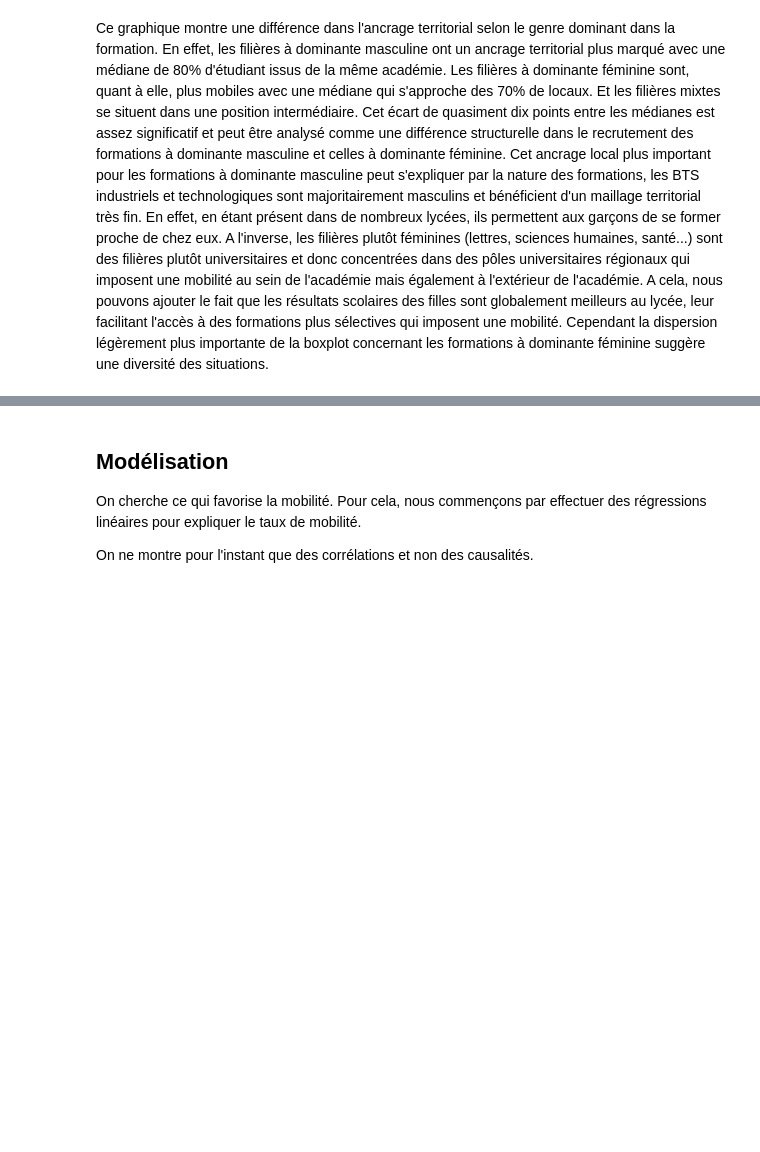
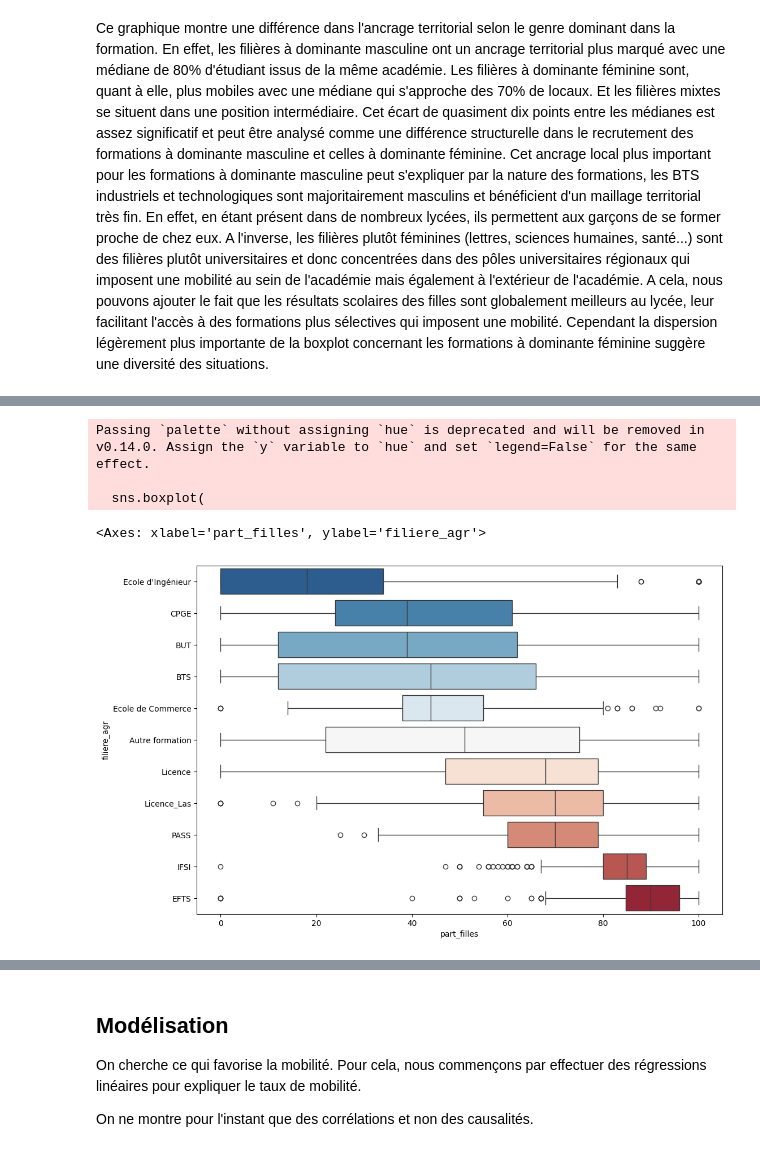
Before and after one commit to elise-m1/Projet-python-data-science, a Jupyter notebook: main.ipynb, the cells around one changed output, grey strips where cells are left out. Cells and saved outputs as stored; diff of their text form; code cells hidden in the pictures; blank space fills up the shorter version.

```diff
--- a/main.ipynb
+++ b/main.ipynb
@@ -695,0 +738,19 @@ Cependant la dispersion légèrement plus importante de la boxplot concernant le
+# %%
+plt.figure(figsize=(12,8))
+ordre = df.groupby("filiere_agr")["part_filles"].median().sort_values().index
+
+sns.boxplot(
+    data=df,
+    x="part_filles",
+    y="filiere_agr",
+    order=ordre,
+    palette="RdBu_r"
+)
+
+#En rouge les filles et en bleu les garçons
+# %% [output]
+Passing `palette` without assigning `hue` is deprecated and will be removed in v0.14.0. Assign the `y` variable to `hue` and set `legend=False` for the same effect.
+
+  sns.boxplot(
+<Axes: xlabel='part_filles', ylabel='filiere_agr'>
+[figure, added]
```
Also changed, not shown: parts of 6 cells of this notebook.
